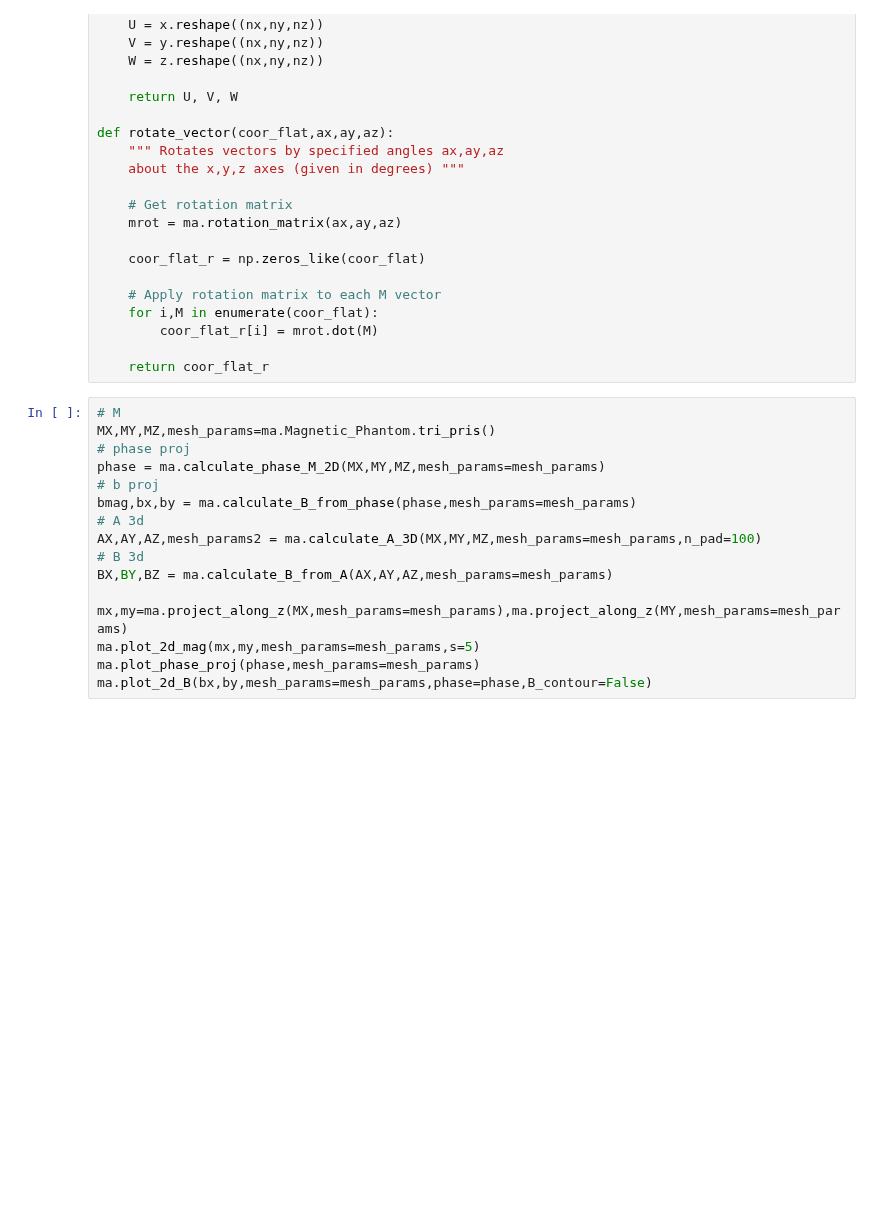
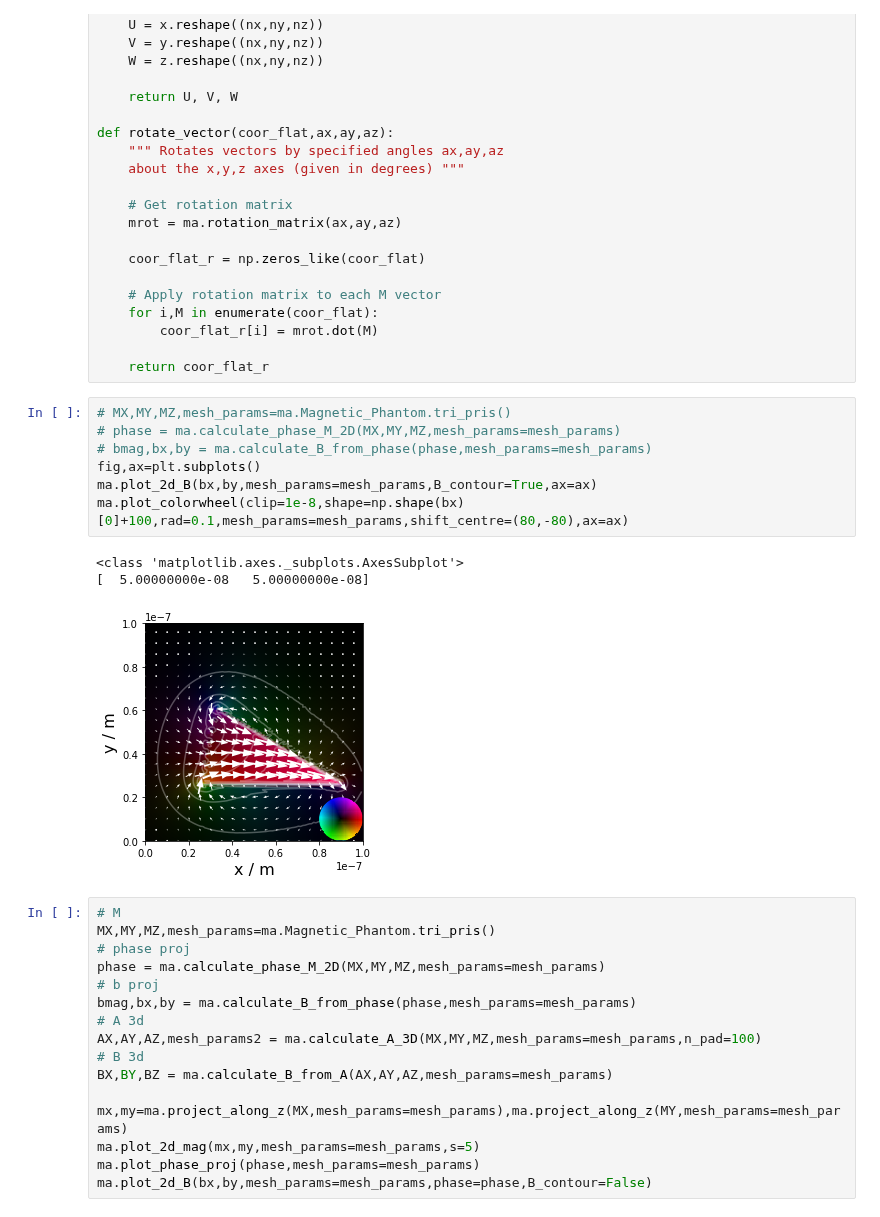
Before and after one commit to grlewis333/phd-work, a Jupyter notebook: multi-axis-tomo/magnetic_reconstructions.ipynb, the cells around one changed output. Drawn from its saved outputs; the diff is of its cells as text; blank space fills up the shorter version.

```diff
--- a/multi-axis-tomo/magnetic_reconstructions.ipynb
+++ b/multi-axis-tomo/magnetic_reconstructions.ipynb
@@ -121,6 +120,17 @@ def rotate_vector(coor_flat,ax,ay,az):
         coor_flat_r[i] = mrot.dot(M)
 
     return coor_flat_r
+# %%
+# MX,MY,MZ,mesh_params=ma.Magnetic_Phantom.tri_pris()
+# phase = ma.calculate_phase_M_2D(MX,MY,MZ,mesh_params=mesh_params)
+# bmag,bx,by = ma.calculate_B_from_phase(phase,mesh_params=mesh_params)
+fig,ax=plt.subplots()
+ma.plot_2d_B(bx,by,mesh_params=mesh_params,B_contour=True,ax=ax)
+ma.plot_colorwheel(clip=1e-8,shape=np.shape(bx)[0]+100,rad=0.1,mesh_params=mesh_params,shift_centre=(80,-80),ax=ax)
+# %% [output]
+<class 'matplotlib.axes._subplots.AxesSubplot'>
+[  5.00000000e-08   5.00000000e-08]
+[figure, added]
 # %%
 # M
 MX,MY,MZ,mesh_params=ma.Magnetic_Phantom.tri_pris()
```
Also changed, not shown: parts of 13 cells of this notebook, 3 other files.
